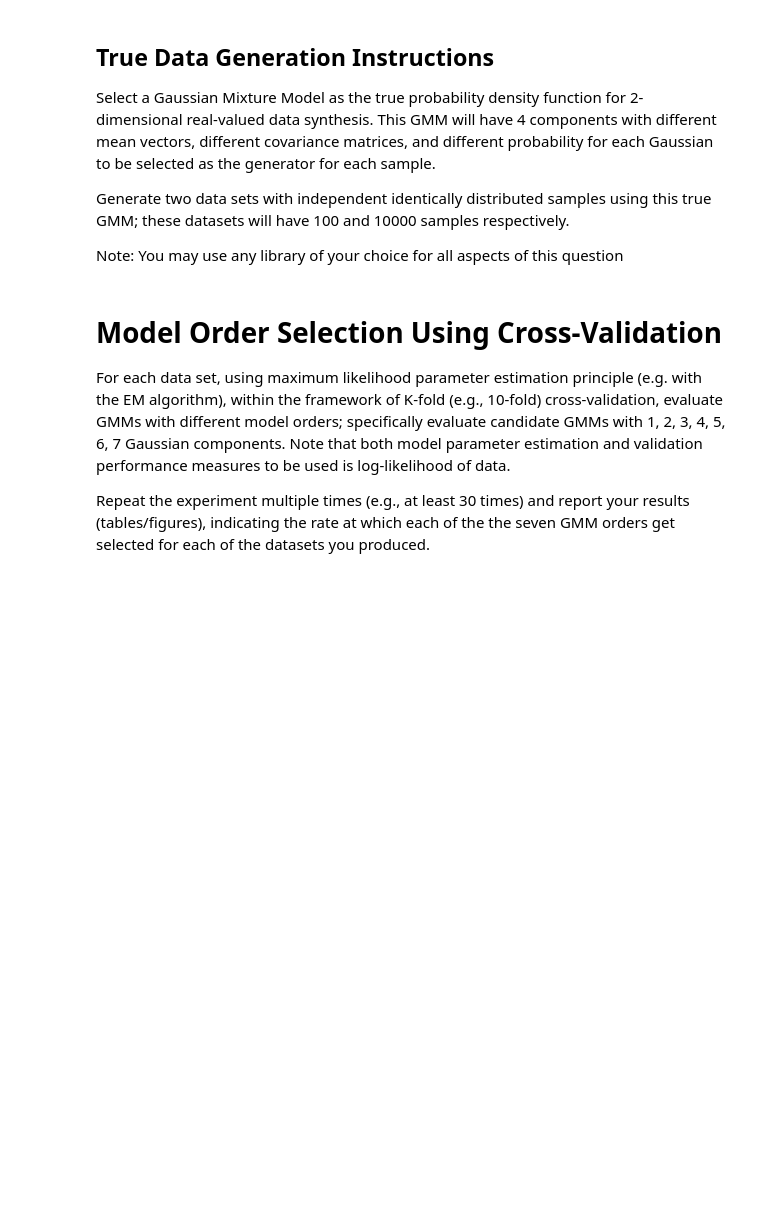
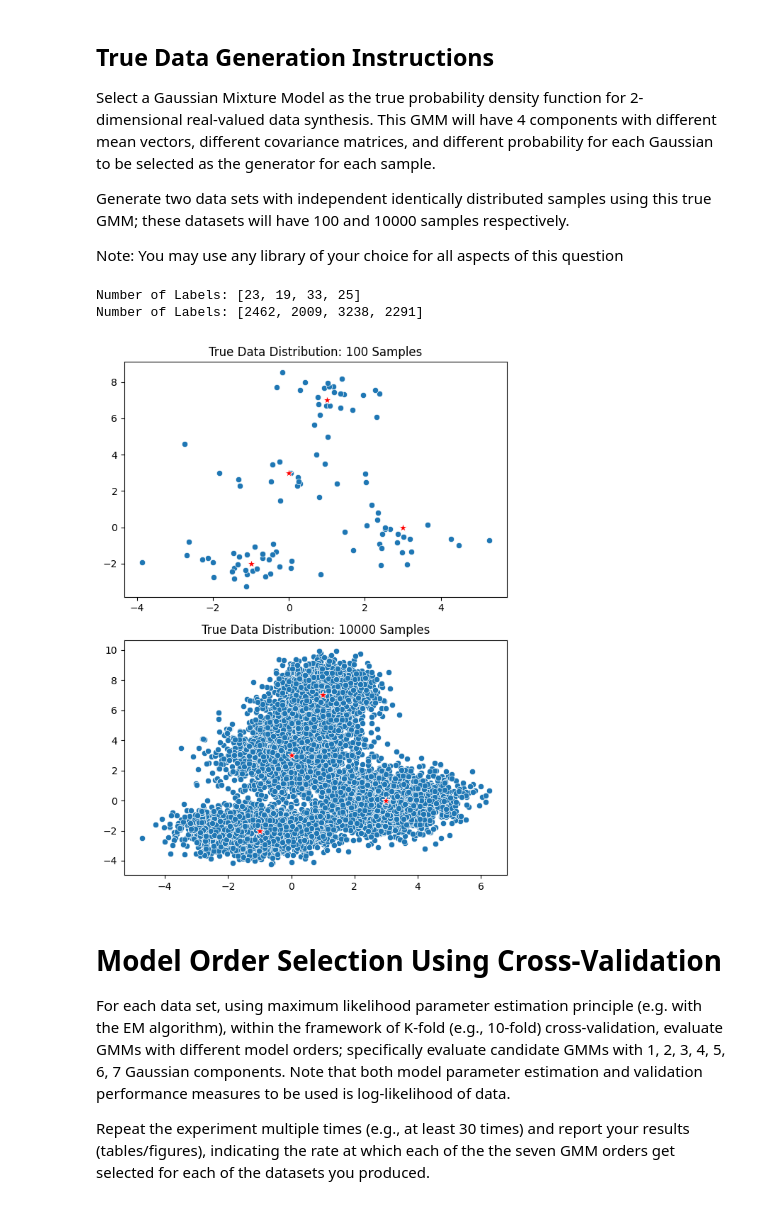
Before and after one commit to PdAlbedo/CS6140_Machine_Learning, a Jupyter notebook: A4/CS6140_A4_Q3_GMM.ipynb, the cells around one changed output. Saved outputs shown, nothing was run; the diff lists cells and outputs as text; code cells hidden in the pictures; blank space fills up the shorter version.

```diff
--- a/A4/CS6140_A4_Q3_GMM.ipynb
+++ b/A4/CS6140_A4_Q3_GMM.ipynb
@@ -32,10 +35,16 @@ for sz in [100, 10000]:
     data_labels = np.random.choice(4, sz, replace = True, p = weights_true)
     component_amount = []
     for i in range(len(weights_true)):
-        component_amount.append(len(np.array(((data_labels == i).nonzero())[0])))
+        label_amount = np.array(((data_labels == i).nonzero())[0])
+        # component_amount.append(len(label_amount))
+        component_amount.append(label_amount)
+
+    # print(f'Number of Labels: {component_amount}')
+    print(f'Number of Labels: {[len(i) for i in component_amount]}')
 
     for i in range(len(weights_true)):
-        x0, x1 = np.random.multivariate_normal(mu_true[i], sigma_true[i], component_amount[i]).T
+        # x0, x1 = np.random.multivariate_normal(mu_true[i], sigma_true[i], component_amount[i]).T
+        x0, x1 = np.random.multivariate_normal(mu_true[i], sigma_true[i], len(component_amount[i])).T
         if sz == 100:
             X_100 += list([fst, snd] for fst, snd in zip(x0, x1))
         else:
@@ -43,6 +52,28 @@ for sz in [100, 10000]:
 
 X_100 = np.array(X_100)
 X_10000 = np.array(X_10000)
+# %% [output]
+Number of Labels: [23, 19, 33, 25]
+Number of Labels: [2462, 2009, 3238, 2291]
+# %%
+fig_1 = plt.figure(figsize = (6, 8))
+
+plt.subplot(2, 1, 1)
+sns.scatterplot(x = X_100.T[0], y = X_100.T[1])
+# sns.scatterplot(x = gmm_100.means_.T[0], y = gmm_100.means_.T[1], s = 80, marker = '*', color = 'r')
+sns.scatterplot(x = mu_true.T[0], y = mu_true.T[1], s = 80, marker = '*', color = 'r')
+plt.title('True Data Distribution: 100 Samples')
+
+plt.subplot(2, 1, 2)
+sns.scatterplot(x = X_10000.T[0], y = X_10000.T[1])
+# sns.scatterplot(x = gmm_10000.means_.T[0], y = gmm_10000.means_.T[1], s = 80, marker = '*', color = 'r')
+sns.scatterplot(x = mu_true.T[0], y = mu_true.T[1], s = 80, marker = '*', color = 'r')
+plt.title('True Data Distribution: 10000 Samples')
+
+fig_1.tight_layout()
+plt.show()
+# %% [output]
+[figure, added]
 # %% [markdown]
 # Model Order Selection Using Cross-Validation
 For each data set, using maximum likelihood parameter estimation principle (e.g. with the EM algorithm), within the framework of K-fold (e.g., 10-fold) cross-validation, evaluate GMMs with different model orders; specifically evaluate candidate GMMs with 1, 2, 3, 4, 5, 6, 7 Gaussian components. Note that both model parameter estimation and validation performance measures to be used is log-likelihood of data.
```
Also changed, not shown: parts of 4 cells of this notebook.
